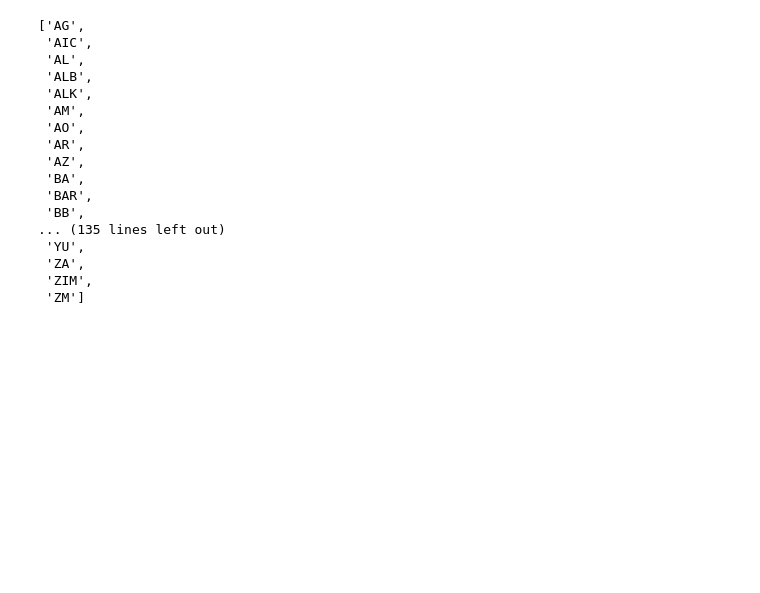
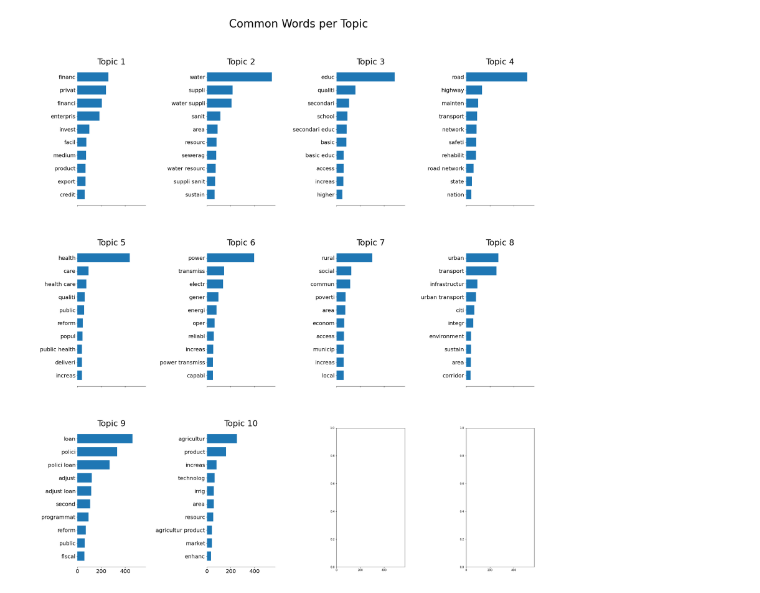
Before and after one commit to noahschoem/amethyst-erdos-may-2021, a Jupyter notebook: Francisco_Exploration/Project Classifier.ipynb, the cells around one changed output. Cells and saved outputs as stored; diff of their text form; code cells hidden in the pictures; blank space fills up the shorter version.

Commit message:
Classify projects into sectors

```diff
--- a/Francisco_Exploration/Project Classifier.ipynb
+++ b/Francisco_Exploration/Project Classifier.ipynb
@@ -18,0 +156,3 @@ for i in Extracted_DF.index:
+# %%
+#Update Topic
+Extracted_DF['Topic']=(Extracted_DF.Topic*(Extracted_DF.Score_NMF>=nmf_treshold))
@@ -18,0 +179,7 @@ for i in Extracted_DF.index:
+# %%
+#Do it all again, but only using the most common words
+count_vect = CountVectorizer(min_df=5, max_df=0.75,ngram_range=(1,2),vocabulary=common_words_bigrams)
+X_counts=count_vect.fit_transform(Extracted_DF.Stemmed)
+
+nmf = NMF(random_state=444,alpha=.1, l1_ratio=.5,n_components=n_components)
+X_projected=nmf.fit_transform(X_counts)
@@ -19 +191,11 @@ for i in Extracted_DF.index:
+# %%
+#We now compute the coefficient of each PDF into this topics, and classify as that topic
+#If the weight is more than the theshold
+nmf_treshold=0.5
+Extracted_DF['Topic_NMF']=X_projected.argmax(axis=1)+1
+Extracted_DF['Topic']=X_projected.argmax(axis=1)+1
+Extracted_DF['Score_NMF']=X_projected.max(axis=1)/X_projected.sum(axis=1)
+
+#Update Topic
+Extracted_DF['Topic']=(Extracted_DF.Topic*(Extracted_DF.Score_NMF>=nmf_treshold))
 # %%
@@ -70,20 +216,30 @@ Codes.sort()
-# %%
-Codes
-# %% [output]
-['AG',
- 'AIC',
- 'AL',
- 'ALB',
- 'ALK',
- 'AM',
- 'AO',
- 'AR',
- 'AZ',
- 'BA',
- 'BAR',
- 'BB',
-... (135 lines left out)
- 'YU',
- 'ZA',
- 'ZIM',
- 'ZM']
+# %%
+#Plot Common words per Topic
+fig, axes = plt.subplots(3, 4, figsize=(30, 30), sharex=True)
+axes = axes.flatten()
+for i in range(n_components):
+    count_vect = CountVectorizer(stop_words=extra_stop_words,ngram_range=(1,2))
+    X_counts_topic = count_vect.fit_transform(Extracted_DF.Stemmed[Extracted_DF.Topic==i+1])
+
+    total_count=np.array(X_counts_topic.sum(axis=0)).ravel()
+    ind_common=list(np.argsort(total_count))
+    ind_common=ind_common[:-11:-1]
+
+    #Most common words
+    top_features=[count_vect.get_feature_names()[k] for k in ind_common]
+    weights=[total_count[k] for k in ind_common]
+
+    ax = axes[i]
+    ax.barh(top_features, weights, height=0.7)
+    ax.set_title(f'Topic {i +1}',
+                 fontdict={'fontsize': 30})
+    ax.invert_yaxis()
+    ax.tick_params(axis='both', which='major', labelsize=20)
+    for i in 'top right left'.split():
+        ax.spines[i].set_visible(False)
+    fig.suptitle('Common Words per Topic', fontsize=40)
+
+plt.subplots_adjust(top=0.90, bottom=0.05, wspace=0.90, hspace=0.3)
+plt.show()
+# %% [output]
+[figure, added]
```
Also changed, not shown: parts of 27 cells of this notebook, 1 other file.
